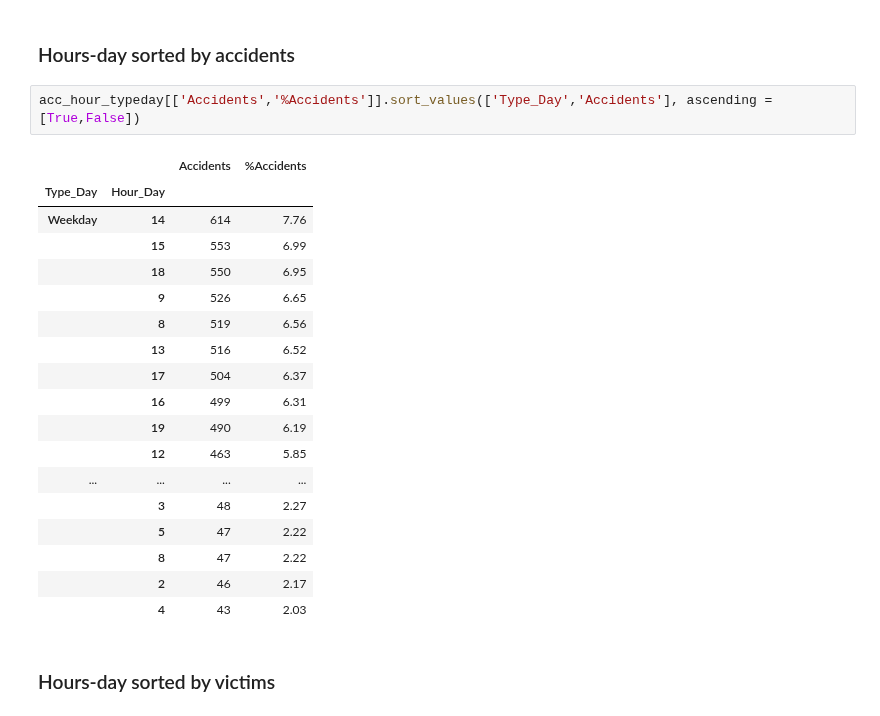
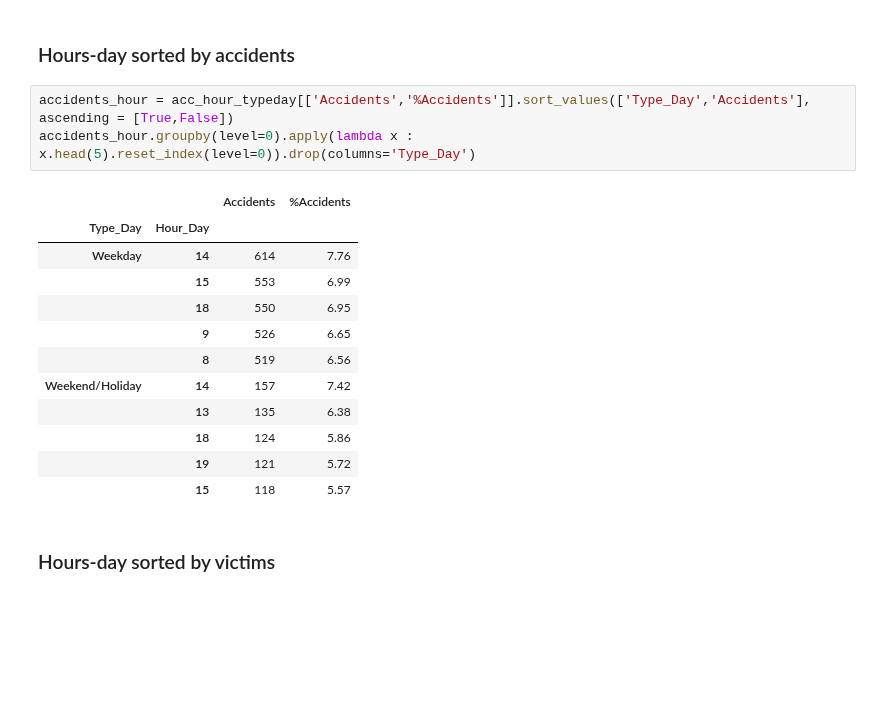
Before and after one commit to ta-data-bcn/Project-Week-2-Barcelona, a Jupyter notebook: your-project/Draft_encoding_pol_accidents_by_time.ipynb, the cells around one changed output. Cells and saved outputs as stored; diff of their text form; blank space fills up the shorter version.

```diff
--- a/your-project/Draft_encoding_pol_accidents_by_time.ipynb
+++ b/your-project/Draft_encoding_pol_accidents_by_time.ipynb
@@ -98,26 +98,21 @@ acc_hour_typeday
 # %% [markdown]
 ### Hours-day sorted by accidents
 # %%
-acc_hour_typeday[['Accidents','%Accidents']].sort_values(['Type_Day','Accidents'], ascending = [True,False])
+accidents_hour = acc_hour_typeday[['Accidents','%Accidents']].sort_values(['Type_Day','Accidents'], ascending = [True,False])
+accidents_hour.groupby(level=0).apply(lambda x : x.head(5).reset_index(level=0)).drop(columns='Type_Day')
 # %% [output]
 |  |  | Accidents | %Accidents |
 | Type_Day | Hour_Day |  |  |
 | Weekday | 14 | 614 | 7.76 |
 |  | 15 | 553 | 6.99 |
 |  | 18 | 550 | 6.95 |
 |  | 9 | 526 | 6.65 |
 |  | 8 | 519 | 6.56 |
-|  | 13 | 516 | 6.52 |
-|  | 17 | 504 | 6.37 |
-|  | 16 | 499 | 6.31 |
-|  | 19 | 490 | 6.19 |
-|  | 12 | 463 | 5.85 |
-| ... | ... | ... | ... |
-|  | 3 | 48 | 2.27 |
-|  | 5 | 47 | 2.22 |
-|  | 8 | 47 | 2.22 |
-|  | 2 | 46 | 2.17 |
-|  | 4 | 43 | 2.03 |
+| Weekend/Holiday | 14 | 157 | 7.42 |
+|  | 13 | 135 | 6.38 |
+|  | 18 | 124 | 5.86 |
+|  | 19 | 121 | 5.72 |
+|  | 15 | 118 | 5.57 |
 # %% [markdown]
 ### Hours-day sorted by victims
 # %%
```
Also changed, not shown: parts of 4 cells of this notebook, 2 other files.
